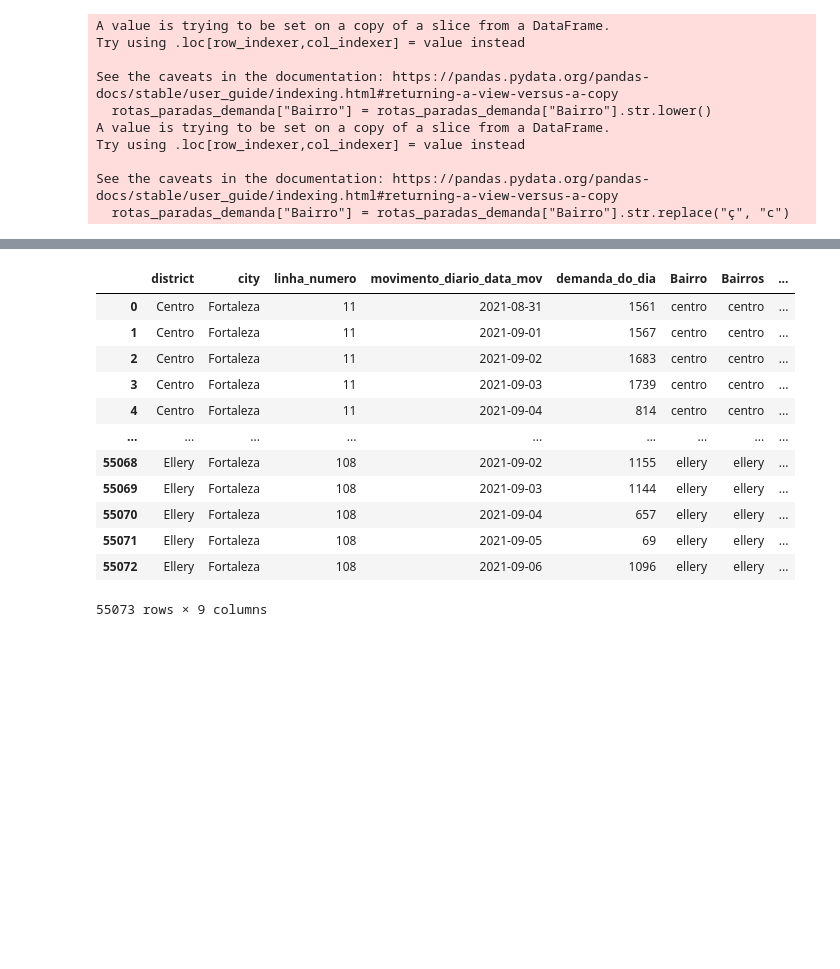
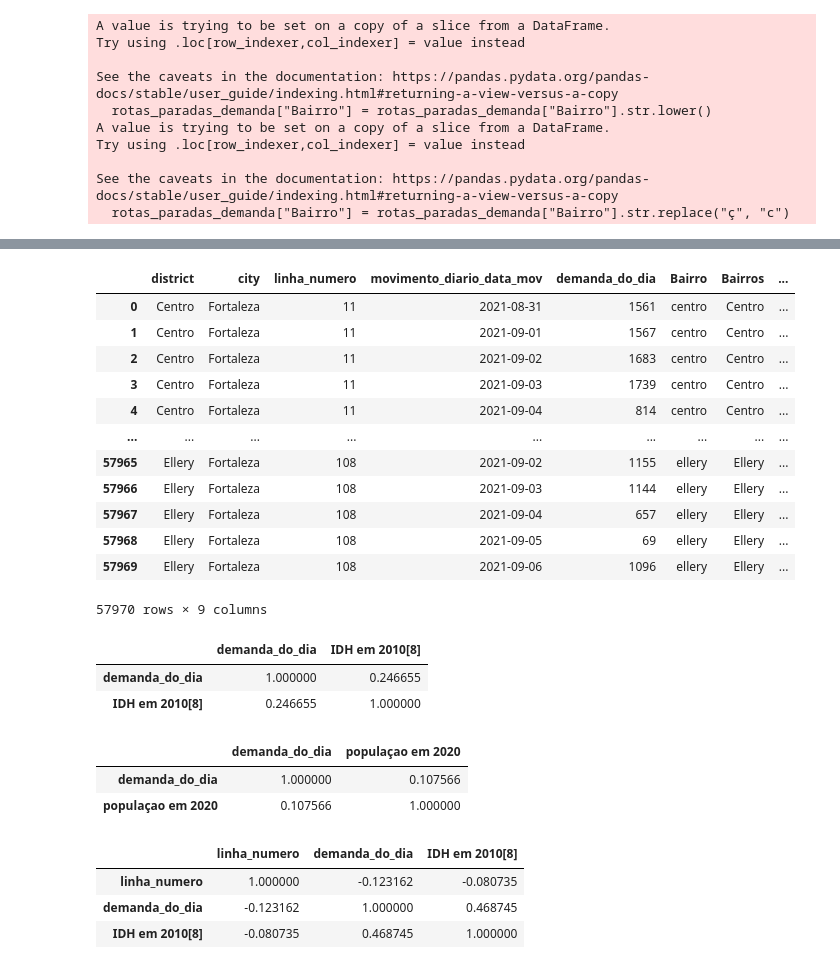
Before and after one commit to iuryrosal/analysis_transport_fortaleza, a Jupyter notebook: notebooks/analise_exploratoria/analise_exploratoria.ipynb, the cells around one changed output, grey strips where cells are left out. Saved outputs shown, nothing was run; the diff lists cells and outputs as text; code cells hidden in the pictures; blank space fills up the shorter version.

```diff
--- a/notebooks/analise_exploratoria/analise_exploratoria.ipynb
+++ b/notebooks/analise_exploratoria/analise_exploratoria.ipynb
@@ -409,6 +413,12 @@ district = []
 for index, row in rotas_paradas_demanda.iterrows():
   district_without_punt = unidecode(row["district"])
   district_without_barra = district_without_punt.split("/")[0]
+  if district_without_barra.startswith("Parque "):
+    district_without_barra = district_without_barra.replace("Parque ", "")
+  if district_without_barra.startswith("Vila "):
+    district_without_barra = district_without_barra.replace("Vila ", "")
+  if district_without_barra.startswith("Prefeito "):
+    district_without_barra = district_without_barra.replace("Prefeito ", "")
   district.append(district_without_barra.strip())
 rotas_paradas_demanda["Bairro"] = district
 
@@ -416,6 +426,12 @@ district = []
 for index, row in dados_bairros.iterrows():
   district_without_punt = unidecode(row["Bairros"])
   district_without_barra = district_without_punt.split("/")[0]
+  if district_without_barra.startswith("Parque "):
+    district_without_barra = district_without_barra.replace("Parque ", "")
+  if district_without_barra.startswith("Vila "):
+    district_without_barra = district_without_barra.replace("Vila ", "")
+  if district_without_barra.startswith("Prefeito "):
+    district_without_barra = district_without_barra.replace("Prefeito ", "")
   district.append(district_without_barra.strip())
 dados_bairros["Bairro"] = district
 # %% [output]
@@ -504,16 +523,30 @@ rotas_paradas_bairro
 # %%
-rotas_paradas_demanda.merge(dados_bairros, how="inner", left_on="Bairro", right_on="Bairros")
+rotas_demanda_bairro = rotas_paradas_demanda.merge(dados_bairros, how="inner", left_on="Bairro", right_on="Bairro")
-# %% [output]
-|  | district | city | linha_numero | movimento_diario_data_mov | demanda_do_dia | Bairro | Bairros | ... |
-| 0 | Centro | Fortaleza | 11 | 2021-08-31 | 1561 | centro | centro | ... |
-| 1 | Centro | Fortaleza | 11 | 2021-09-01 | 1567 | centro | centro | ... |
-| 2 | Centro | Fortaleza | 11 | 2021-09-02 | 1683 | centro | centro | ... |
-| 3 | Centro | Fortaleza | 11 | 2021-09-03 | 1739 | centro | centro | ... |
-| 4 | Centro | Fortaleza | 11 | 2021-09-04 | 814 | centro | centro | ... |
-| ... | ... | ... | ... | ... | ... | ... | ... | ... |
-| 55068 | Ellery | Fortaleza | 108 | 2021-09-02 | 1155 | ellery | ellery | ... |
-| 55069 | Ellery | Fortaleza | 108 | 2021-09-03 | 1144 | ellery | ellery | ... |
-| 55070 | Ellery | Fortaleza | 108 | 2021-09-04 | 657 | ellery | ellery | ... |
-| 55071 | Ellery | Fortaleza | 108 | 2021-09-05 | 69 | ellery | ellery | ... |
-| 55072 | Ellery | Fortaleza | 108 | 2021-09-06 | 1096 | ellery | ellery | ... |
-55073 rows × 9 columns
+# %%
+rotas_demanda_bairro
+# %% [output]
+|  | district | city | linha_numero | movimento_diario_data_mov | demanda_do_dia | Bairro | Bairros | ... |
+| 0 | Centro | Fortaleza | 11 | 2021-08-31 | 1561 | centro | Centro | ... |
+| 1 | Centro | Fortaleza | 11 | 2021-09-01 | 1567 | centro | Centro | ... |
+| 2 | Centro | Fortaleza | 11 | 2021-09-02 | 1683 | centro | Centro | ... |
+| 3 | Centro | Fortaleza | 11 | 2021-09-03 | 1739 | centro | Centro | ... |
+| 4 | Centro | Fortaleza | 11 | 2021-09-04 | 814 | centro | Centro | ... |
+| ... | ... | ... | ... | ... | ... | ... | ... | ... |
+| 57965 | Ellery | Fortaleza | 108 | 2021-09-02 | 1155 | ellery | Ellery | ... |
+| 57966 | Ellery | Fortaleza | 108 | 2021-09-03 | 1144 | ellery | Ellery | ... |
+| 57967 | Ellery | Fortaleza | 108 | 2021-09-04 | 657 | ellery | Ellery | ... |
+| 57968 | Ellery | Fortaleza | 108 | 2021-09-05 | 69 | ellery | Ellery | ... |
+| 57969 | Ellery | Fortaleza | 108 | 2021-09-06 | 1096 | ellery | Ellery | ... |
+57970 rows × 9 columns
+# %%
+rotas_demanda_bairro.groupby(["linha_numero"]).mean()[["demanda_do_dia", "IDH em 2010[8]"]].corr()
+# %% [output]
+|  | demanda_do_dia | IDH em 2010[8] |
+| demanda_do_dia | 1.000000 | 0.246655 |
+| IDH em 2010[8] | 0.246655 | 1.000000 |
+# %%
+rotas_demanda_bairro.groupby(["linha_numero"]).mean()[["demanda_do_dia", "populaçao em 2020"]].corr()
+# %% [output]
+|  | demanda_do_dia | populaçao em 2020 |
+| demanda_do_dia | 1.000000 | 0.107566 |
+| populaçao em 2020 | 0.107566 | 1.000000 |
@@ -519,0 +557,7 @@ rotas_paradas_demanda.merge(dados_bairros, how="inner", left_on="Bairro", right_
+# %%
+rotas_demanda.merge(rotas_idh_max, how="inner").corr()
+# %% [output]
+|  | linha_numero | demanda_do_dia | IDH em 2010[8] |
+| linha_numero | 1.000000 | -0.123162 | -0.080735 |
+| demanda_do_dia | -0.123162 | 1.000000 | 0.468745 |
+| IDH em 2010[8] | -0.080735 | 0.468745 | 1.000000 |
```
Also changed, not shown: parts of 24 cells of this notebook.
